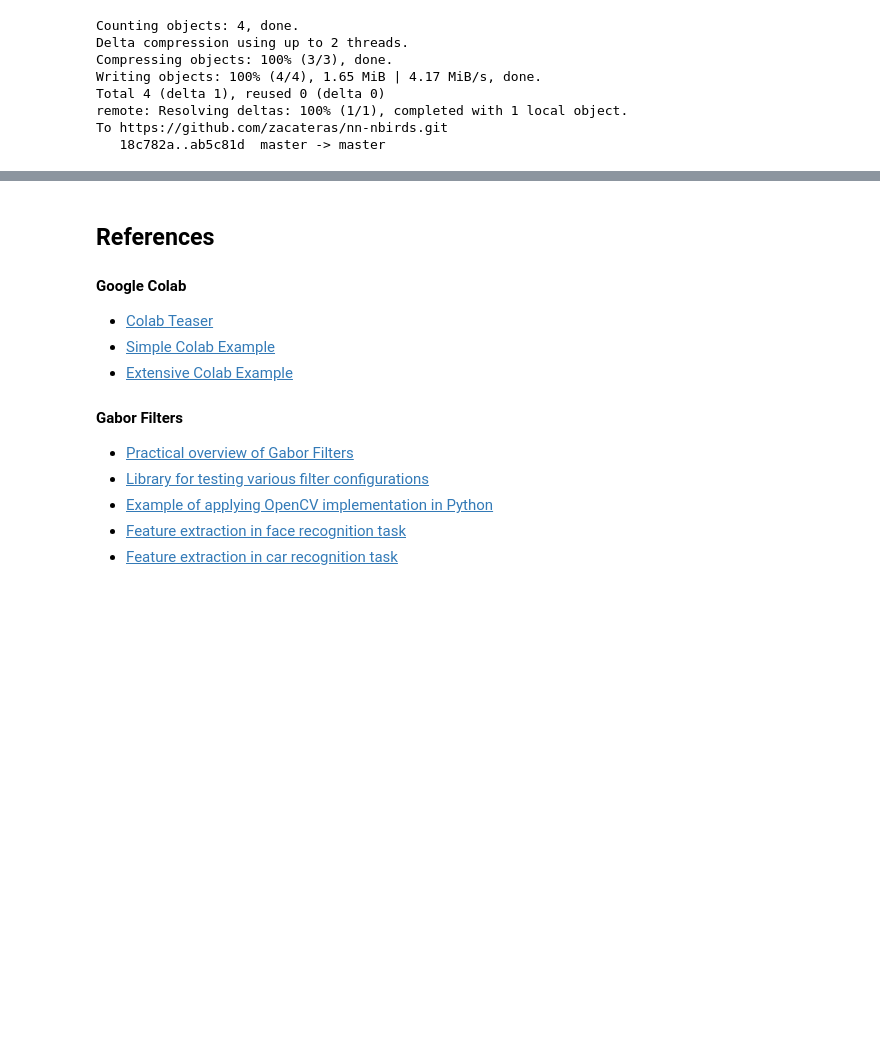
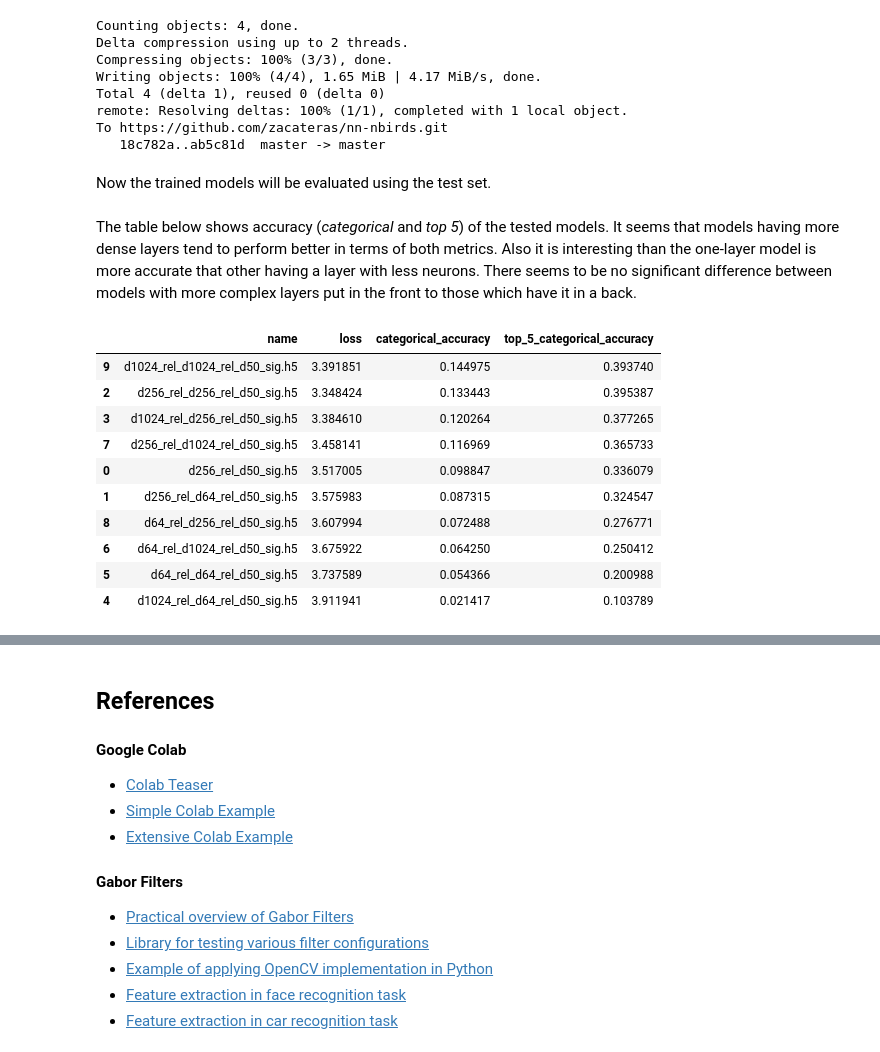
Before and after one commit to zacateras/nn-nbirds, a Jupyter notebook: report_colab.ipynb, the cells around one changed output, grey strips where cells are left out. Saved outputs shown, nothing was run; the diff lists cells and outputs as text; code cells hidden in the pictures; blank space fills up the shorter version.

```diff
--- a/report_colab.ipynb
+++ b/report_colab.ipynb
@@ -207,8 +199,10 @@ We tested several dimensions of Dense 2 hidden layers - (64 x 64), (128 x 256),
 # %%
 train_dir = 'data/SET_A_BB_GF_train'
 validation_dir = 'data/SET_A_BB_GF_validation'
-test_dir = 'data/SET_A_BB_GF_validation'
+test_dir = 'data/SET_A_BB_GF_test'
 no_of_classes = len(os.listdir('data/SET_A_BB_GF_train'))
+
+batch_size = 32
 
 train_datagen = ImageDataGenerator(
     rescale=1./255,
@@ -230,6 +224,12 @@ validation_generator = train_datagen.flow_from_directory(
     target_size=(28, 28),
     batch_size=batch_size,
     color_mode='grayscale')
+
+test_generator = train_datagen.flow_from_directory(
+    test_dir,
+    target_size=(28, 28),
+    batch_size=batch_size,
+    color_mode='grayscale')
 # %% [output]
 Found 2103 images belonging to 50 classes.
 Found 300 images belonging to 50 classes.
@@ -236,11 +241,10 @@ Found 300 images belonging to 50 classes.
 # %%
-batch_size = 32
 epochs = 200
 
-for d1 in [16, 64, 256, 1024]:
-  for d2 in [16, 64, 256, 1024]:
+for d1 in [64, 256, 1024]:
+  for d2 in [64, 256, 1024]:
 
-    model_filename = 'd%s_rel_d%s_rel_d%s_sig.h5' % (d1, d2, no_of_classes)
+    model_filename = 'models/d%s_rel_d%s_rel_d%s_sig.h5' % (d1, d2, no_of_classes)
 
     model = Sequential()
     model.add(Flatten(input_shape=(28, 28, 1)))
@@ -284,3 +290,30 @@ Total 4 (delta 1), reused 0 (delta 0)
 remote: Resolving deltas: 100% (1/1), completed with 1 local object.
 To https://github.com/zacateras/nn-nbirds.git
    18c782a..ab5c81d  master -> master
+# %% [markdown]
+Now the trained models will be evaluated using the test set.
+# %%
+from keras.models import load_model
+
+results = []
+for filename in os.listdir('models'):
+  model = load_model('models/%s' % filename)
+  result = model.evaluate_generator(test_generator)
+  result.insert(0, filename)
+  results.insert(0, result)
+# %% [markdown]
+The table below shows accuracy (*categorical* and *top 5*) of the tested models. It seems that models having more dense layers tend to perform better in terms of both metrics. Also it is interesting than the one-layer model is more accurate that other having a layer with less neurons. There seems to be no significant difference between models with more complex layers put in the front to those which have it in a back.
+# %%
+pd.DataFrame(results, columns=['name', 'loss', 'categorical_accuracy', 'top_5_categorical_accuracy']).sort_values('categorical_accuracy', ascending=False)
+# %% [output]
+|  | name | loss | categorical_accuracy | top_5_categorical_accuracy |
+| 9 | d1024_rel_d1024_rel_d50_sig.h5 | 3.391851 | 0.144975 | 0.393740 |
+| 2 | d256_rel_d256_rel_d50_sig.h5 | 3.348424 | 0.133443 | 0.395387 |
+| 3 | d1024_rel_d256_rel_d50_sig.h5 | 3.384610 | 0.120264 | 0.377265 |
+| 7 | d256_rel_d1024_rel_d50_sig.h5 | 3.458141 | 0.116969 | 0.365733 |
+| 0 | d256_rel_d50_sig.h5 | 3.517005 | 0.098847 | 0.336079 |
+| 1 | d256_rel_d64_rel_d50_sig.h5 | 3.575983 | 0.087315 | 0.324547 |
+| 8 | d64_rel_d256_rel_d50_sig.h5 | 3.607994 | 0.072488 | 0.276771 |
+| 6 | d64_rel_d1024_rel_d50_sig.h5 | 3.675922 | 0.064250 | 0.250412 |
+| 5 | d64_rel_d64_rel_d50_sig.h5 | 3.737589 | 0.054366 | 0.200988 |
+| 4 | d1024_rel_d64_rel_d50_sig.h5 | 3.911941 | 0.021417 | 0.103789 |
```
Also changed, not shown: parts of 16 cells of this notebook.
